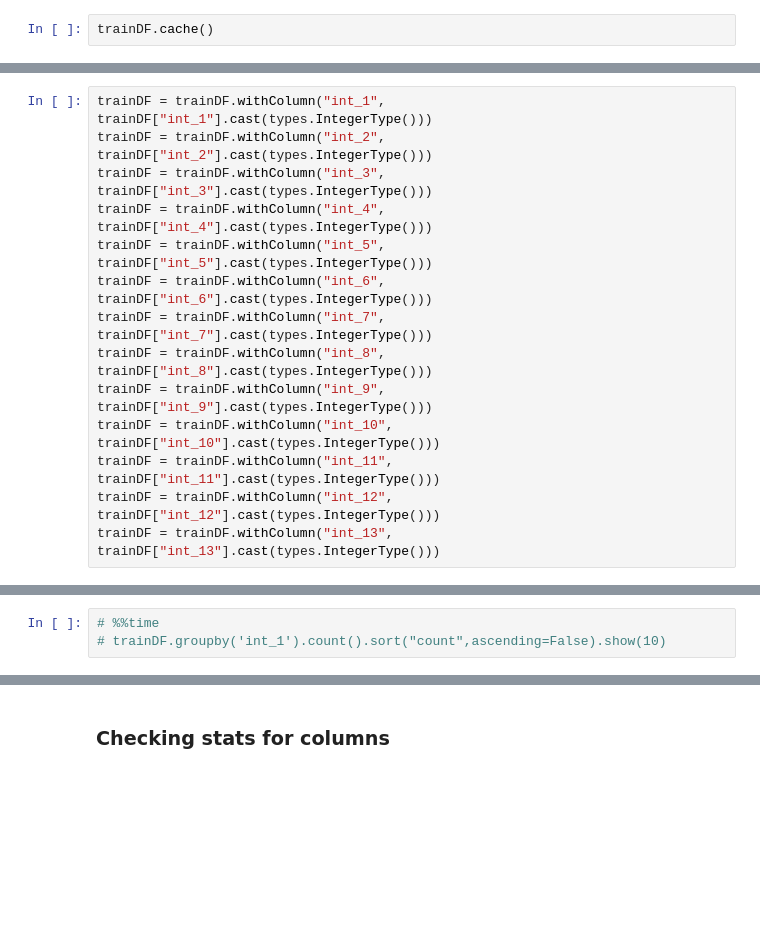
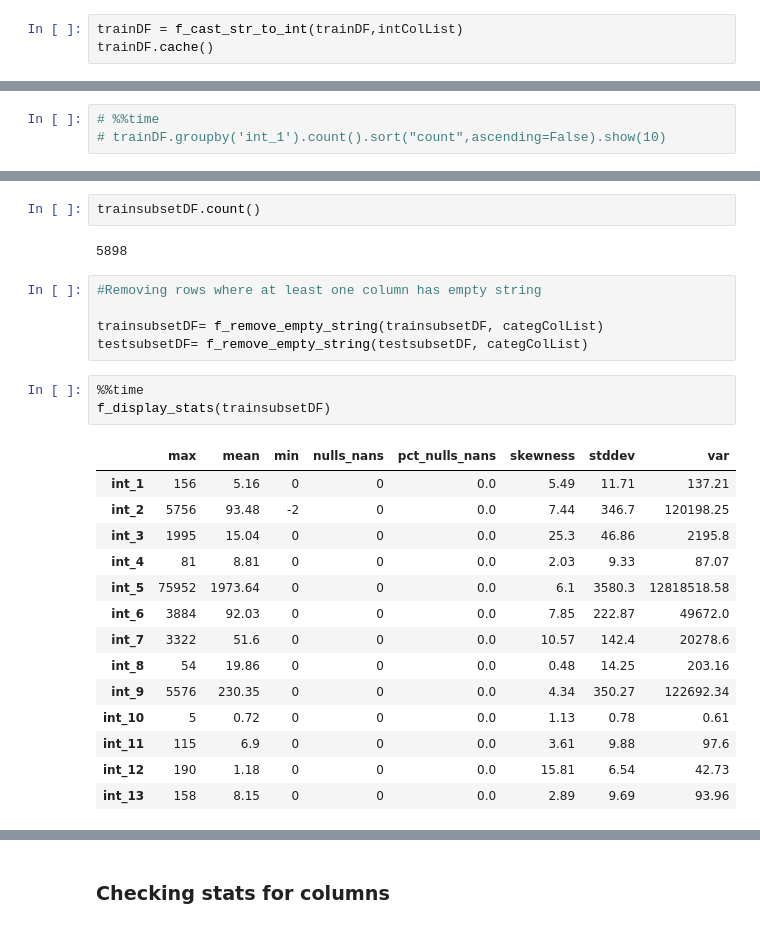
Before and after one commit to saurav-datta/click-through-rate-prediction-spark, a Jupyter notebook: W261-FinalProject-SauravDatta.ipynb, the cells around one changed output, grey strips where cells are left out. Cells and saved outputs as stored; diff of their text form; blank space fills up the shorter version.

```diff
--- a/W261-FinalProject-SauravDatta.ipynb
+++ b/W261-FinalProject-SauravDatta.ipynb
@@ -107,2 +212,3 @@ trainDF = trainRDD.map(lambda x: x.split('\t')).toDF(["clicked_0_1", "int_1", "i
 # %%
+trainDF = f_cast_str_to_int(trainDF,intColList)
 trainDF.cache()
@@ -109,14 +216,0 @@ trainDF.cache()
-# %%
-trainDF = trainDF.withColumn("int_1", trainDF["int_1"].cast(types.IntegerType()))
-trainDF = trainDF.withColumn("int_2", trainDF["int_2"].cast(types.IntegerType()))
-trainDF = trainDF.withColumn("int_3", trainDF["int_3"].cast(types.IntegerType()))
-trainDF = trainDF.withColumn("int_4", trainDF["int_4"].cast(types.IntegerType()))
-trainDF = trainDF.withColumn("int_5", trainDF["int_5"].cast(types.IntegerType()))
-trainDF = trainDF.withColumn("int_6", trainDF["int_6"].cast(types.IntegerType()))
-trainDF = trainDF.withColumn("int_7", trainDF["int_7"].cast(types.IntegerType()))
-trainDF = trainDF.withColumn("int_8", trainDF["int_8"].cast(types.IntegerType()))
-trainDF = trainDF.withColumn("int_9", trainDF["int_9"].cast(types.IntegerType()))
-trainDF = trainDF.withColumn("int_10", trainDF["int_10"].cast(types.IntegerType()))
-trainDF = trainDF.withColumn("int_11", trainDF["int_11"].cast(types.IntegerType()))
-trainDF = trainDF.withColumn("int_12", trainDF["int_12"].cast(types.IntegerType()))
-trainDF = trainDF.withColumn("int_13", trainDF["int_13"].cast(types.IntegerType()))
@@ -142,0 +238,27 @@ f_display_stats(trainDF)
+# %%
+trainsubsetDF.count()
+# %% [output]
+5898
+# %%
+#Removing rows where at least one column has empty string
+
+trainsubsetDF= f_remove_empty_string(trainsubsetDF, categColList)
+testsubsetDF= f_remove_empty_string(testsubsetDF, categColList)
+# %%
+%%time
+f_display_stats(trainsubsetDF)
+# %% [output]
+|  | max | mean | min | nulls_nans | pct_nulls_nans | skewness | stddev | var |
+| int_1 | 156 | 5.16 | 0 | 0 | 0.0 | 5.49 | 11.71 | 137.21 |
+| int_2 | 5756 | 93.48 | -2 | 0 | 0.0 | 7.44 | 346.7 | 120198.25 |
+| int_3 | 1995 | 15.04 | 0 | 0 | 0.0 | 25.3 | 46.86 | 2195.8 |
+| int_4 | 81 | 8.81 | 0 | 0 | 0.0 | 2.03 | 9.33 | 87.07 |
+| int_5 | 75952 | 1973.64 | 0 | 0 | 0.0 | 6.1 | 3580.3 | 12818518.58 |
+| int_6 | 3884 | 92.03 | 0 | 0 | 0.0 | 7.85 | 222.87 | 49672.0 |
+| int_7 | 3322 | 51.6 | 0 | 0 | 0.0 | 10.57 | 142.4 | 20278.6 |
+| int_8 | 54 | 19.86 | 0 | 0 | 0.0 | 0.48 | 14.25 | 203.16 |
+| int_9 | 5576 | 230.35 | 0 | 0 | 0.0 | 4.34 | 350.27 | 122692.34 |
+| int_10 | 5 | 0.72 | 0 | 0 | 0.0 | 1.13 | 0.78 | 0.61 |
+| int_11 | 115 | 6.9 | 0 | 0 | 0.0 | 3.61 | 9.88 | 97.6 |
+| int_12 | 190 | 1.18 | 0 | 0 | 0.0 | 15.81 | 6.54 | 42.73 |
+| int_13 | 158 | 8.15 | 0 | 0 | 0.0 | 2.89 | 9.69 | 93.96 |
```
Also changed, not shown: parts of 31 cells of this notebook.
